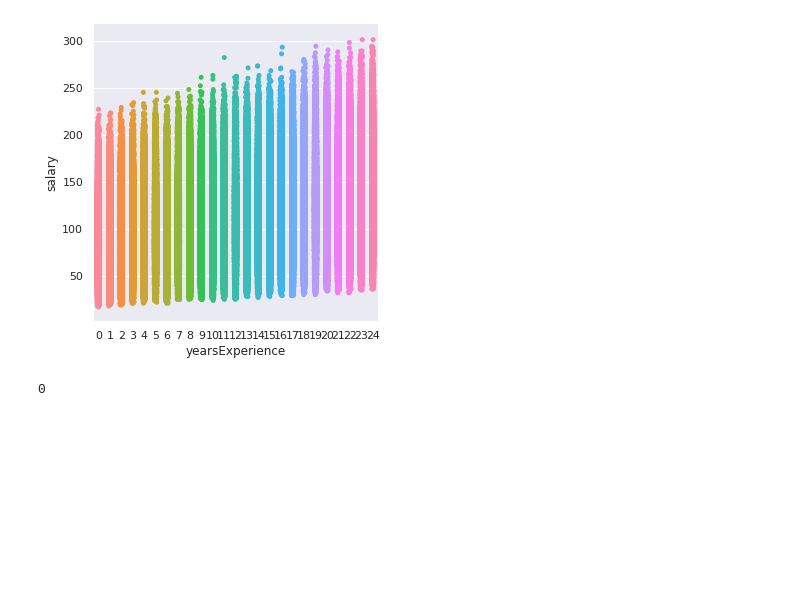
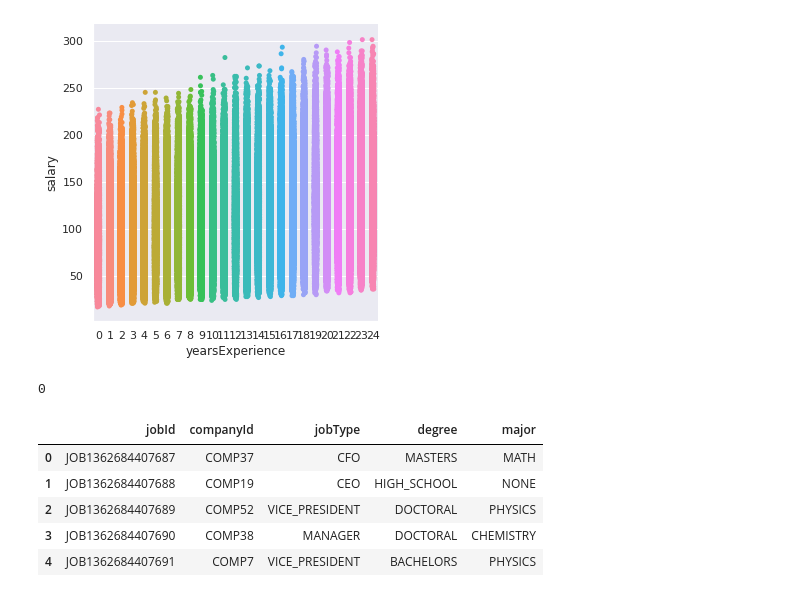
Before and after one commit to sagar625/SalaryPrediction, a Jupyter notebook: SalaryPrediction.ipynb, the cells around one changed output. Saved outputs shown, nothing was run; the diff lists cells and outputs as text; code cells hidden in the pictures; blank space fills up the shorter version.

```diff
--- a/SalaryPrediction.ipynb
+++ b/SalaryPrediction.ipynb
@@ -251,0 +255,10 @@ Encoder = LabelEncoder()
+# %%
+categorical_data= training_set_with_label.iloc[:,:5]
+categorical_data.head()
+# %% [output]
+|  | jobId | companyId | jobType | degree | major |
+| 0 | JOB1362684407687 | COMP37 | CFO | MASTERS | MATH |
+| 1 | JOB1362684407688 | COMP19 | CEO | HIGH_SCHOOL | NONE |
+| 2 | JOB1362684407689 | COMP52 | VICE_PRESIDENT | DOCTORAL | PHYSICS |
+| 3 | JOB1362684407690 | COMP38 | MANAGER | DOCTORAL | CHEMISTRY |
+| 4 | JOB1362684407691 | COMP7 | VICE_PRESIDENT | BACHELORS | PHYSICS |
```
Also changed, not shown: parts of 8 cells of this notebook.
